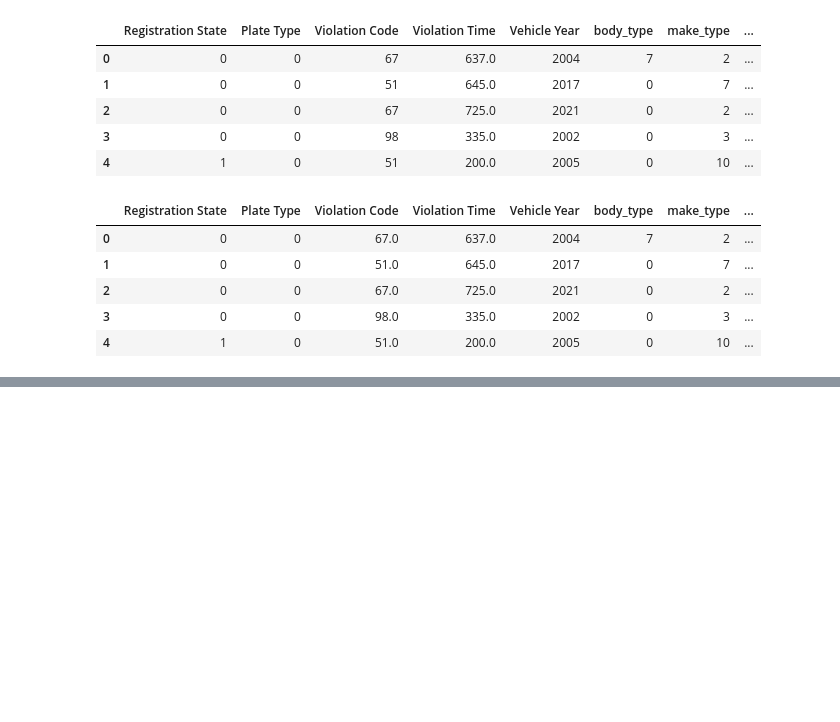
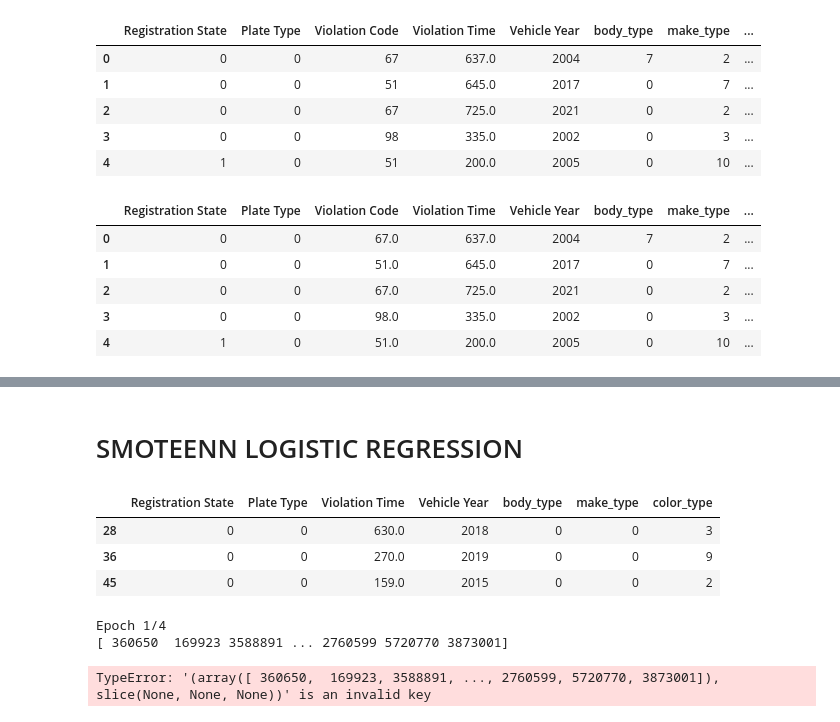
Before and after one commit to chojunhyun94/Parking_Violations_NYC, a Jupyter notebook: Notebooks/parking_violations_ml.ipynb, the cells around one changed output, grey strips where cells are left out. Drawn from its saved outputs; the diff is of its cells as text; code cells hidden in the pictures; blank space fills up the shorter version.

Commit message:
added lines of code for smoteenn logistic regression

```diff
--- a/Notebooks/parking_violations_ml.ipynb
+++ b/Notebooks/parking_violations_ml.ipynb
@@ -327,0 +344,2 @@ array([67., 51., 98., 63., 14., 20., 27., 68., 19., 40., 74., 16., 17.,
+# %% [markdown]
+# SMOTEENN LOGISTIC REGRESSION
@@ -327,0 +373,40 @@ array([67., 51., 98., 63., 14., 20., 27., 68., 19., 40., 74., 16., 17.,
+# %%
+x_cols = [i for i in filtered_df.columns if i not in ('Violation Code')]
+X, y = filtered_df[x_cols], filtered_df['Violation Code']
+# %%
+X.iloc[[27,35,44]]
+# %% [output]
+|  | Registration State | Plate Type | Violation Time | Vehicle Year | body_type | make_type | color_type |
+| 28 | 0 | 0 | 630.0 | 2018 | 0 | 0 | 3 |
+| 36 | 0 | 0 | 270.0 | 2019 | 0 | 0 | 9 |
+| 45 | 0 | 0 | 159.0 | 2015 | 0 | 0 | 2 |
+# %%
+import numpy as np
+from imblearn.combine import SMOTEENN
+from sklearn.linear_model import LogisticRegression
+from sklearn.model_selection import train_test_split
+
+X_train, X_test, y_train, y_test = train_test_split(X, y, random_state = 1)
+
+batch_size = 10**6
+n_epochs = 4
+
+for epoch in range(n_epochs):
+    print(f"Epoch {epoch+1}/{n_epochs}")
+
+    # Initialize the batch loader with the training data and batch size
+    batch_gen = batch_loader(X_train, y_train, batch_size)
+    X_batch, y_batch = batch_gen
+    print(X_batch)
+   #for X_batch, y_batch in batch_gen:
+    # Perform SMOTEENN resampling on the current batch
+    #smote_enn = SMOTEENN(random_state = 0)
+    #X_resampled, y_resampled = smote_enn.fit_resample(X_train,y_train)
+
+        # Train a logistic regression model on the resampled data
+    #model = LogisticRegression(solver ='lbfgs', random_state = 2)
+    #model.fit(X_resampled, y_resampled)
+# %% [output]
+Epoch 1/4
+[ 360650  169923 3588891 ... 2760599 5720770 3873001]
+TypeError: '(array([ 360650,  169923, 3588891, ..., 2760599, 5720770, 3873001]), slice(None, None, None))' is an invalid key
```
Also changed, not shown: parts of 7 cells of this notebook.
